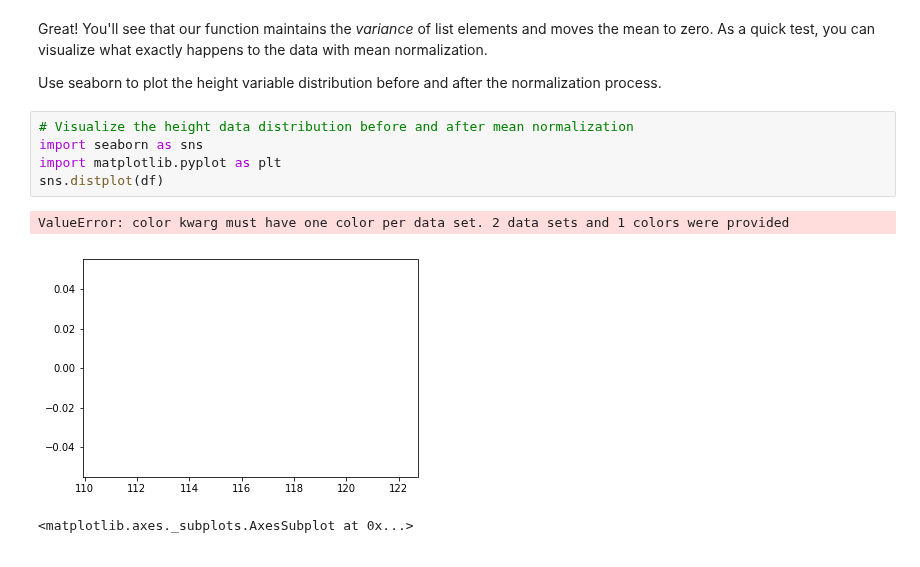
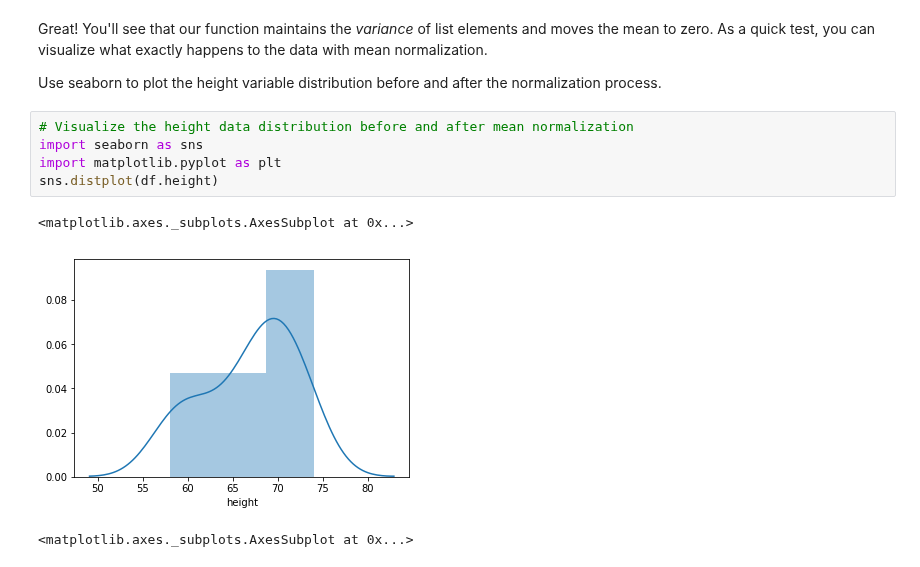
Before and after one commit to justinlee3/dsc-enterprise-hsbc-correlation-covariance-lab-hsbc-ds-081319, a Jupyter notebook: index.ipynb, the cells around one changed output. Saved outputs shown, nothing was run; the diff lists cells and outputs as text.

```diff
--- a/index.ipynb
+++ b/index.ipynb
@@ -108,11 +108,11 @@ Use seaborn to plot the height variable distribution before and after the normal
 # %%
 # Visualize the height data distribution before and after mean normalization
 import seaborn as sns
 import matplotlib.pyplot as plt
-sns.distplot(df)
+sns.distplot(df.height)
 # %% [output]
-ValueError: color kwarg must have one color per data set. 2 data sets and 1 colors were provided
+<matplotlib.axes._subplots.AxesSubplot at 0x...>
-[figure, old version]
+[figure, new version]
 # %%
 # %% [output]
 <matplotlib.axes._subplots.AxesSubplot at 0x...>
```
